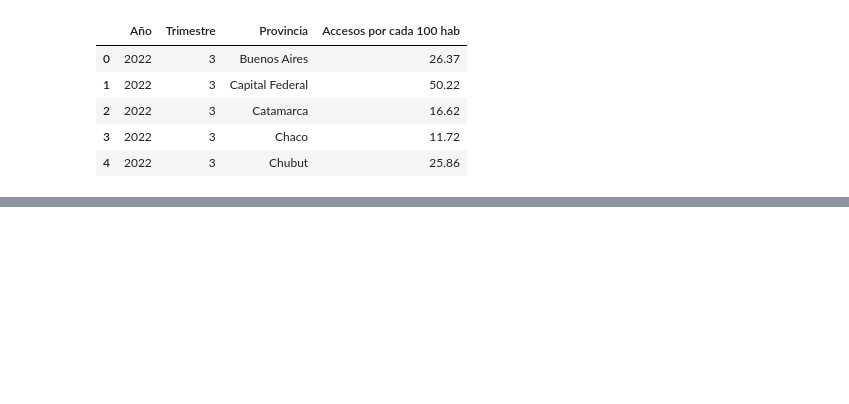
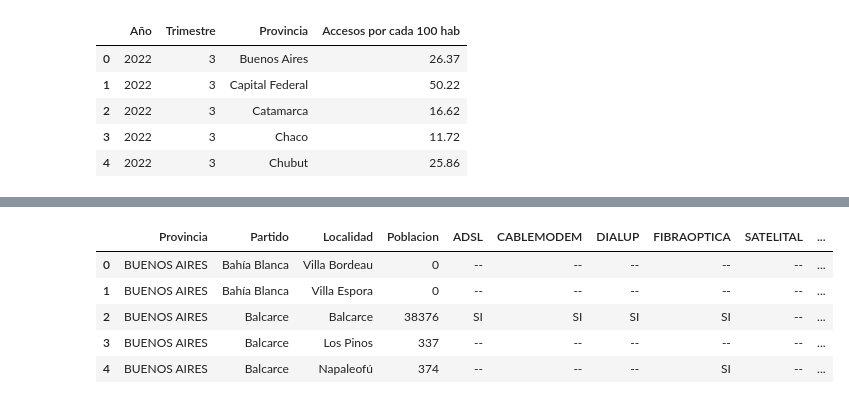
Before and after one commit to pakyxs/ainternet-access-argentina-analysis, a Jupyter notebook: EDA.ipynb, the cells around one changed output, grey strips where cells are left out. Cells and saved outputs as stored; diff of their text form; code cells hidden in the pictures; blank space fills up the shorter version.

```diff
--- a/EDA.ipynb
+++ b/EDA.ipynb
@@ -66,0 +183,9 @@ df
+# %%
+df_accesos_a_internet_fijo_por_tecnologia_y_localidad.head()
+# %% [output]
+|  | Provincia | Partido | Localidad | Poblacion | ADSL | CABLEMODEM | DIALUP | FIBRAOPTICA | SATELITAL | ... |
+| 0 | BUENOS AIRES | Bahía Blanca | Villa Bordeau | 0 | -- | -- | -- | -- | -- | ... |
+| 1 | BUENOS AIRES | Bahía Blanca | Villa Espora | 0 | -- | -- | -- | -- | -- | ... |
+| 2 | BUENOS AIRES | Balcarce | Balcarce | 38376 | SI | SI | SI | SI | -- | ... |
+| 3 | BUENOS AIRES | Balcarce | Los Pinos | 337 | -- | -- | -- | -- | -- | ... |
+| 4 | BUENOS AIRES | Balcarce | Napaleofú | 374 | -- | -- | -- | SI | -- | ... |
```
Also changed, not shown: parts of 18 cells of this notebook.
